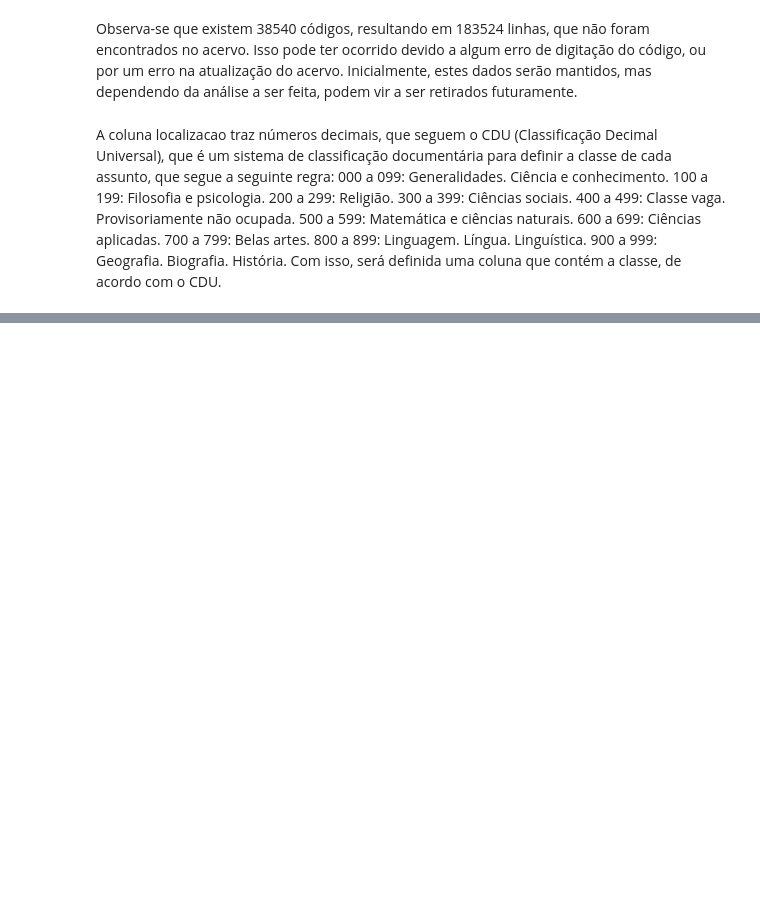
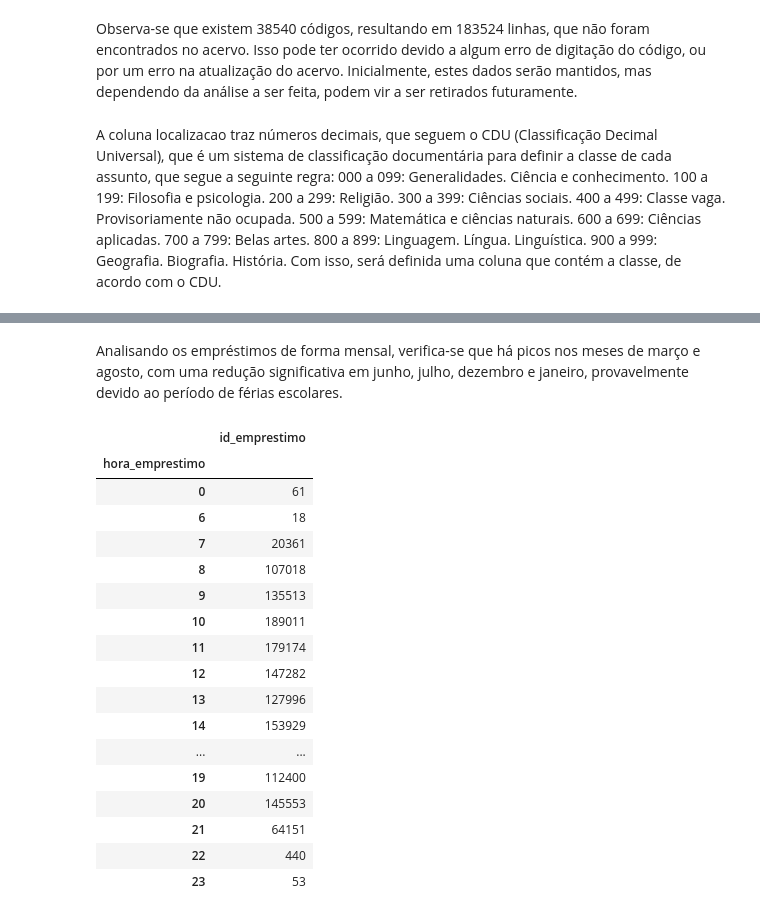
Before and after one commit to LucasMunarolo/Analise-Dados, a Jupyter notebook: EmprestimosBiblioteca.ipynb, the cells around one changed output, grey strips where cells are left out. Cells and saved outputs as stored; diff of their text form; code cells hidden in the pictures; blank space fills up the shorter version.

```diff
--- a/EmprestimosBiblioteca.ipynb
+++ b/EmprestimosBiblioteca.ipynb
@@ -266,0 +366,27 @@ dataframe_analise.head()
+# %% [markdown]
+Analisando os empréstimos de forma mensal, verifica-se que há picos nos meses de março e agosto, com uma redução significativa em junho, julho, dezembro e janeiro, provavelmente devido ao período de férias escolares.
+# %%
+# Verificando os horários dos empréstimos
+dataframe_analise['hora_emprestimo'] = dataframe_analise['data_emprestimo'].apply(lambda x: x.hour)
+
+emprestimos_por_horario = dataframe_analise[['hora_emprestimo', 'id_emprestimo']].groupby('hora_emprestimo').nunique()
+emprestimos_por_horario
+# %% [output]
+|  | id_emprestimo |
+| hora_emprestimo |  |
+| 0 | 61 |
+| 6 | 18 |
+| 7 | 20361 |
+| 8 | 107018 |
+| 9 | 135513 |
+| 10 | 189011 |
+| 11 | 179174 |
+| 12 | 147282 |
+| 13 | 127996 |
+| 14 | 153929 |
+| ... | ... |
+| 19 | 112400 |
+| 20 | 145553 |
+| 21 | 64151 |
+| 22 | 440 |
+| 23 | 53 |
```
Also changed, not shown: parts of 11 cells of this notebook.
